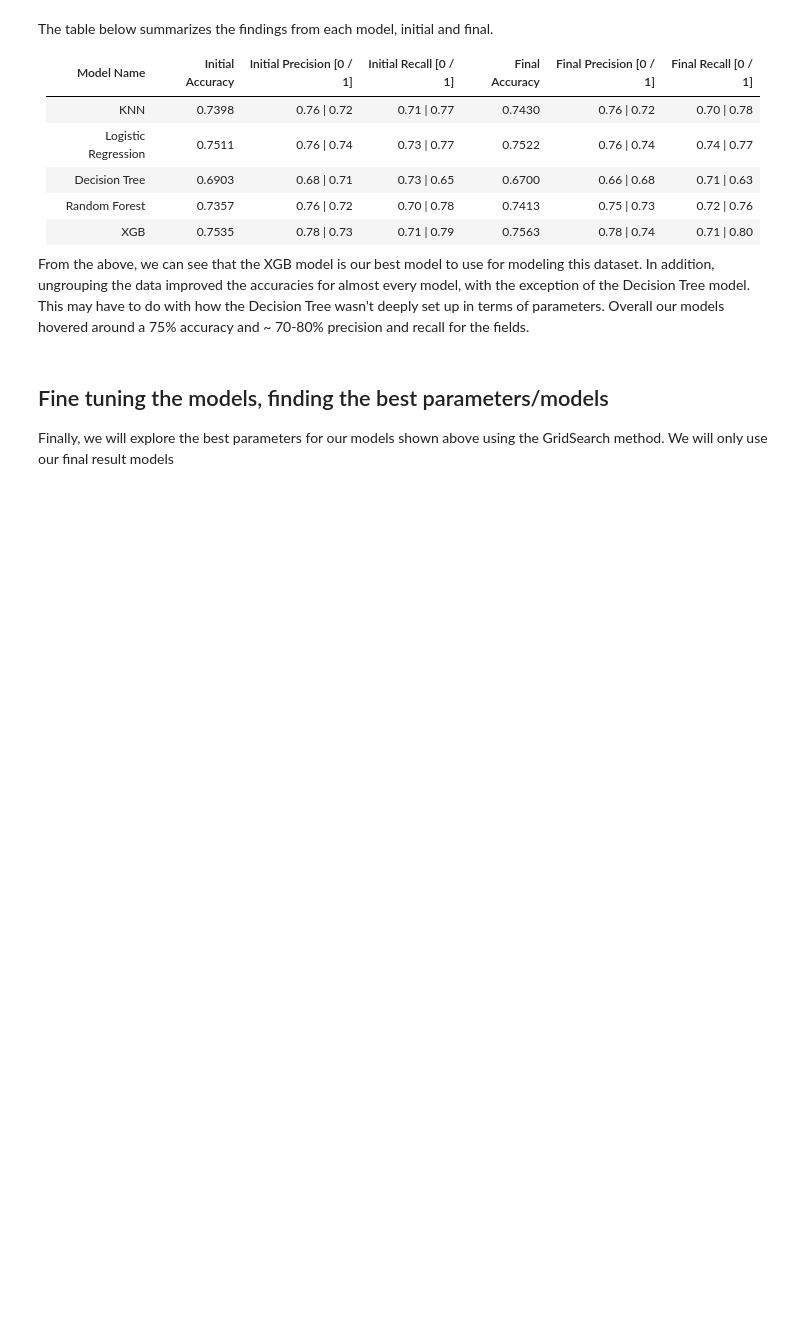
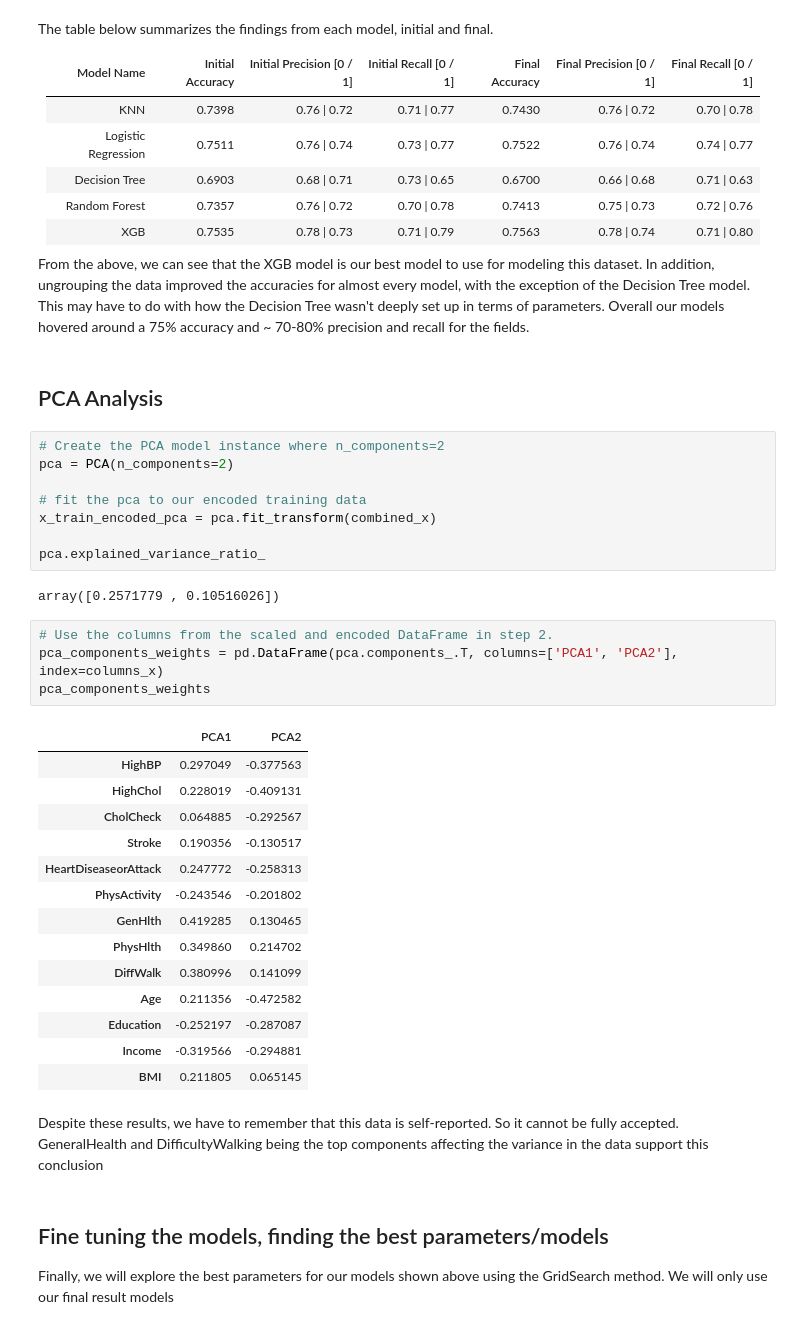
Before and after one commit to yiannisp1822/Project2_Diabetes, a Jupyter notebook: diabetes-prediction-modeling.ipynb, the cells around one changed output. Cells and saved outputs as stored; diff of their text form; blank space fills up the shorter version.

```diff
--- a/diabetes-prediction-modeling.ipynb
+++ b/diabetes-prediction-modeling.ipynb
@@ -1208,6 +1209,39 @@ The table below summarizes the findings from each model, initial and final.
 
 
 From the above, we can see that the XGB model is our best model to use for modeling this dataset. In addition, ungrouping the data improved the accuracies for almost every model, with the exception of the Decision Tree model. This may have to do with how the Decision Tree wasn't deeply set up in terms of parameters. Overall our models hovered around a 75% accuracy and ~ 70-80% precision and recall for the fields.
+# %% [markdown]
+## PCA Analysis
+# %%
+# Create the PCA model instance where n_components=2
+pca = PCA(n_components=2)
+
+# fit the pca to our encoded training data
+x_train_encoded_pca = pca.fit_transform(combined_x)
+
+pca.explained_variance_ratio_
+# %% [output]
+array([0.2571779 , 0.10516026])
+# %%
+# Use the columns from the scaled and encoded DataFrame in step 2.
+pca_components_weights = pd.DataFrame(pca.components_.T, columns=['PCA1', 'PCA2'], index=columns_x)
+pca_components_weights
+# %% [output]
+|  | PCA1 | PCA2 |
+| HighBP | 0.297049 | -0.377563 |
+| HighChol | 0.228019 | -0.409131 |
+| CholCheck | 0.064885 | -0.292567 |
+| Stroke | 0.190356 | -0.130517 |
+| HeartDiseaseorAttack | 0.247772 | -0.258313 |
+| PhysActivity | -0.243546 | -0.201802 |
+| GenHlth | 0.419285 | 0.130465 |
+| PhysHlth | 0.349860 | 0.214702 |
+| DiffWalk | 0.380996 | 0.141099 |
+| Age | 0.211356 | -0.472582 |
+| Education | -0.252197 | -0.287087 |
+| Income | -0.319566 | -0.294881 |
+| BMI | 0.211805 | 0.065145 |
+# %% [markdown]
+Despite these results, we have to remember that this data is self-reported. So it cannot be fully accepted. GeneralHealth and DifficultyWalking being the top components affecting the variance in the data support this conclusion
 # %% [markdown]
 ## Fine tuning the models, finding the best parameters/models
 
```
Also changed, not shown: parts of 1 cell of this notebook, 1 other file.
